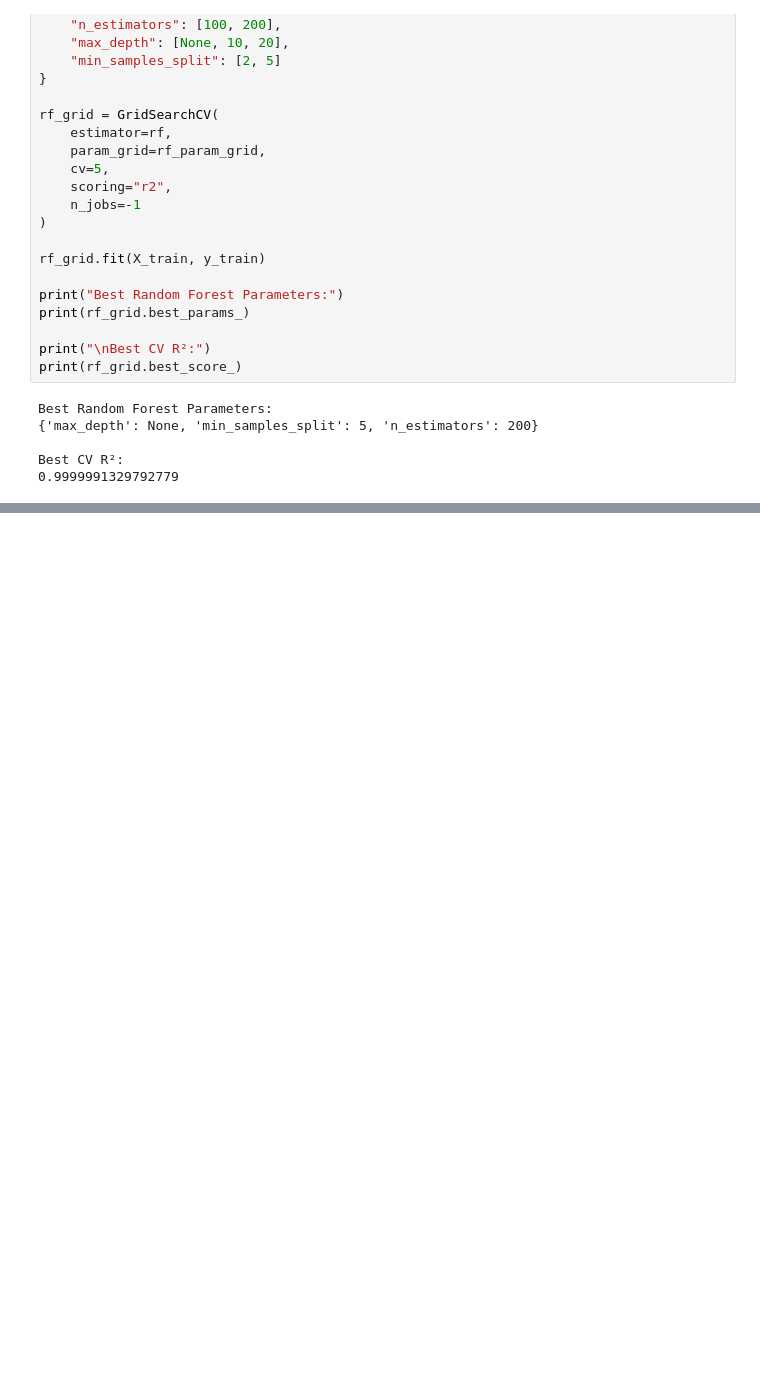
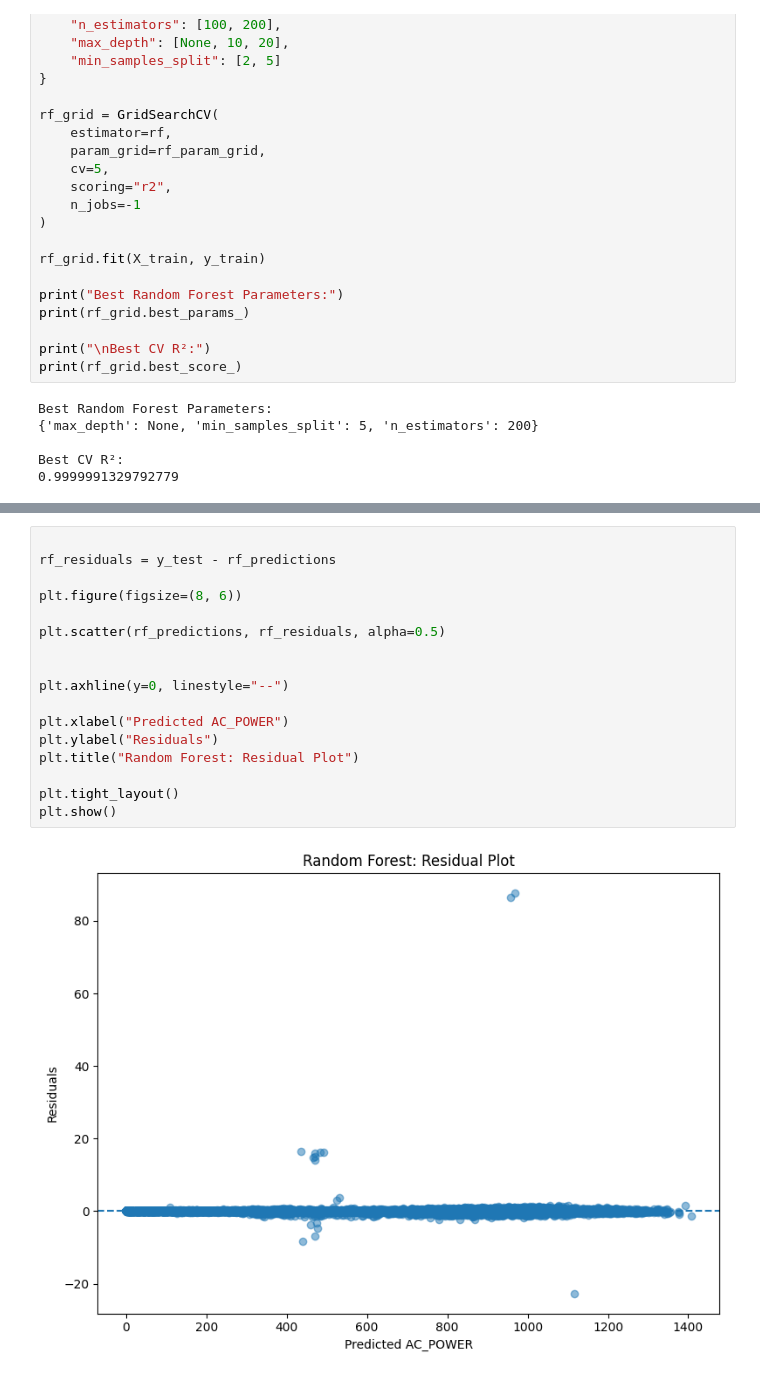
Before and after one commit to Meghana-PV/ml_caseStudy, a Jupyter notebook: notebooks/regression.ipynb, the cells around one changed output, grey strips where cells are left out. Cells and saved outputs as stored; diff of their text form; blank space fills up the shorter version.

```diff
--- a/notebooks/regression.ipynb
+++ b/notebooks/regression.ipynb
@@ -498,0 +630,19 @@ Best CV R²:
+# %%
+
+rf_residuals = y_test - rf_predictions
+
+plt.figure(figsize=(8, 6))
+
+plt.scatter(rf_predictions, rf_residuals, alpha=0.5)
+
+
+plt.axhline(y=0, linestyle="--")
+
+plt.xlabel("Predicted AC_POWER")
+plt.ylabel("Residuals")
+plt.title("Random Forest: Residual Plot")
+
+plt.tight_layout()
+plt.show()
+# %% [output]
+[figure, added]
```
Also changed, not shown: parts of 7 cells of this notebook.
